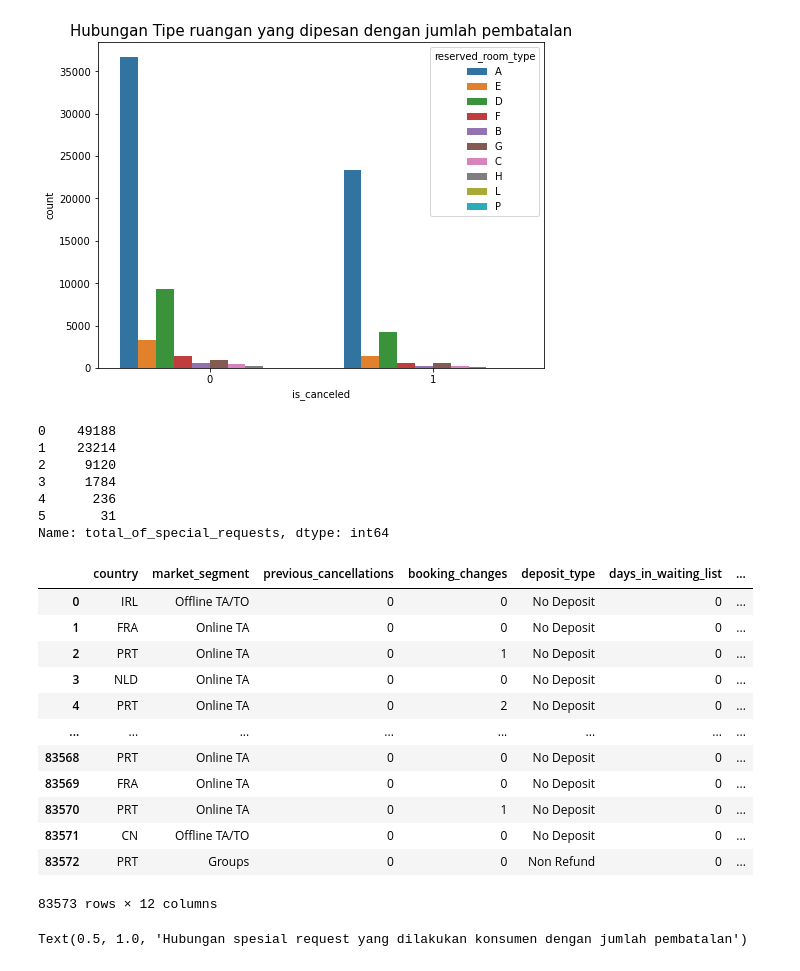
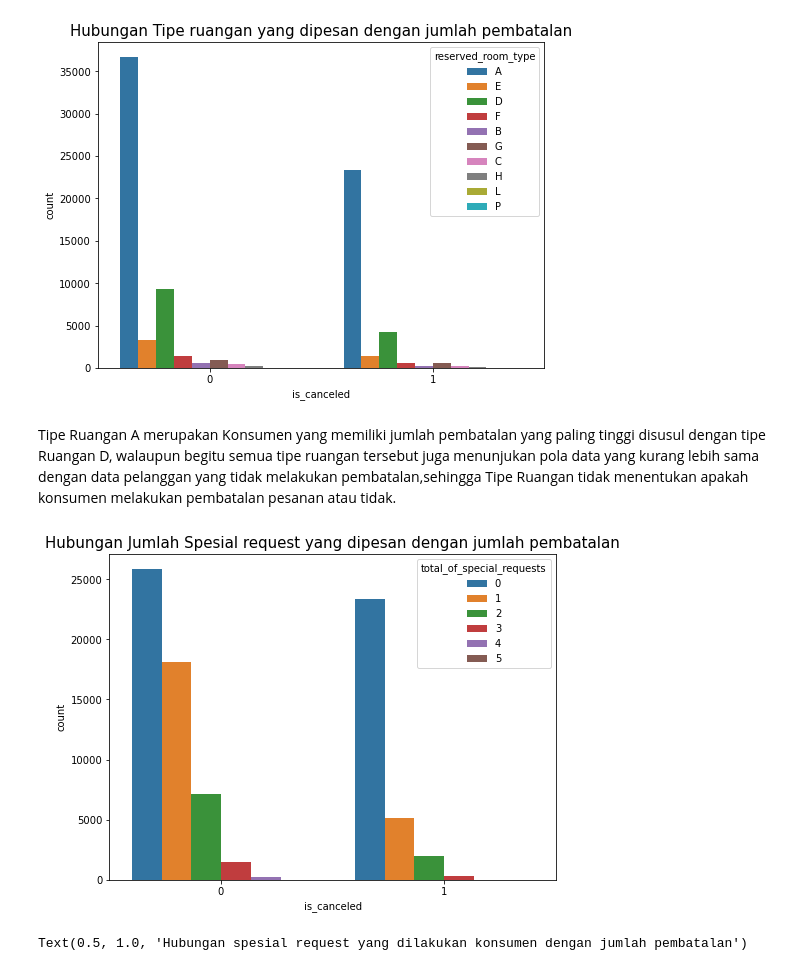
Before and after one commit to alhudareza4/Project-Hotel-Demand-Classification, a Jupyter notebook: CapstoneProject_Modul 3_classification_Alhuda Reza M.ipynb, the cells around one changed output. Saved outputs shown, nothing was run; the diff lists cells and outputs as text; code cells hidden in the pictures.

Commit message:
Training Data

```diff
--- a/CapstoneProject_Modul 3_classification_Alhuda Reza M.ipynb
+++ b/CapstoneProject_Modul 3_classification_Alhuda Reza M.ipynb
@@ -296,32 +305,14 @@ plt.title ('Hubungan Tipe ruangan yang dipesan dengan jumlah pembatalan', size=1
 # %% [output]
 Text(0.5, 1.0, 'Hubungan Tipe ruangan yang dipesan dengan jumlah pembatalan')
 [figure]
-# %%
-eda_hotel['total_of_special_requests'].value_counts()
-# %% [output]
-0    49188
-1    23214
-2     9120
-3     1784
-4      236
-5       31
-Name: total_of_special_requests, dtype: int64
+# %% [markdown]
+Tipe Ruangan A merupakan Konsumen yang memiliki jumlah pembatalan yang paling tinggi disusul dengan tipe Ruangan D, walaupun begitu semua tipe ruangan tersebut juga menunjukan pola data yang kurang lebih sama dengan data pelanggan yang tidak melakukan pembatalan,sehingga Tipe Ruangan tidak menentukan apakah konsumen melakukan pembatalan pesanan atau tidak.
 # %%
-eda_hotel['requested'] = np.where(eda_hotel['total_of_special_requests'] == 0,0,1)
-eda_hotel
+plt.figure(figsize=(8,6))
+sns.countplot(x = 'is_canceled', hue = 'total_of_special_requests', data = eda_hotel)
+plt.title ('Hubungan Jumlah Spesial request yang dipesan dengan jumlah pembatalan', size=15)
+plt.show()
 # %% [output]
-|  | country | market_segment | previous_cancellations | booking_changes | deposit_type | days_in_waiting_list | ... |
-| 0 | IRL | Offline TA/TO | 0 | 0 | No Deposit | 0 | ... |
-| 1 | FRA | Online TA | 0 | 0 | No Deposit | 0 | ... |
-| 2 | PRT | Online TA | 0 | 1 | No Deposit | 0 | ... |
-| 3 | NLD | Online TA | 0 | 0 | No Deposit | 0 | ... |
-| 4 | PRT | Online TA | 0 | 2 | No Deposit | 0 | ... |
-| ... | ... | ... | ... | ... | ... | ... | ... |
-| 83568 | PRT | Online TA | 0 | 0 | No Deposit | 0 | ... |
-| 83569 | FRA | Online TA | 0 | 0 | No Deposit | 0 | ... |
-| 83570 | PRT | Online TA | 0 | 1 | No Deposit | 0 | ... |
-| 83571 | CN | Offline TA/TO | 0 | 0 | No Deposit | 0 | ... |
-| 83572 | PRT | Groups | 0 | 0 | Non Refund | 0 | ... |
-83573 rows × 12 columns
+[figure, added]
 # %%
 plt.figure(figsize=(8,6))
```
Also changed, not shown: parts of 60 cells of this notebook, 1 other file.
